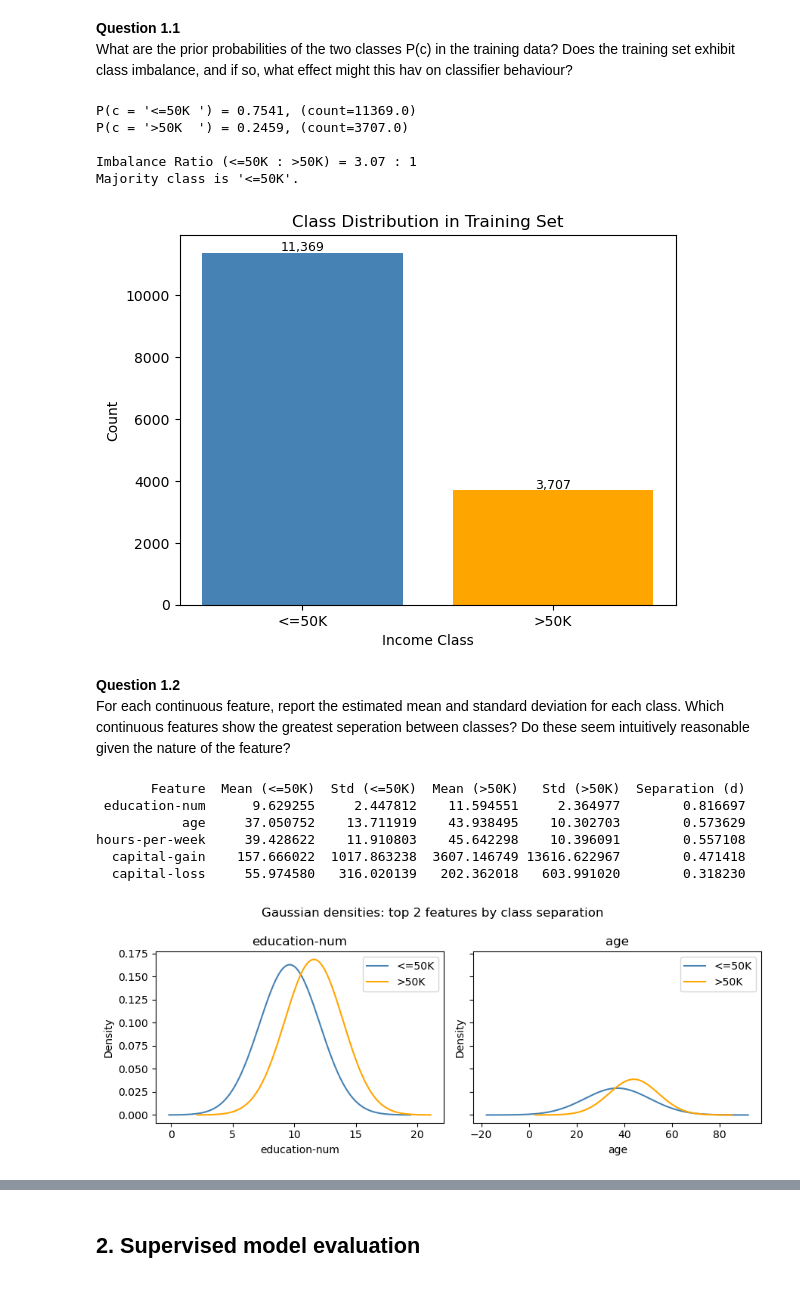
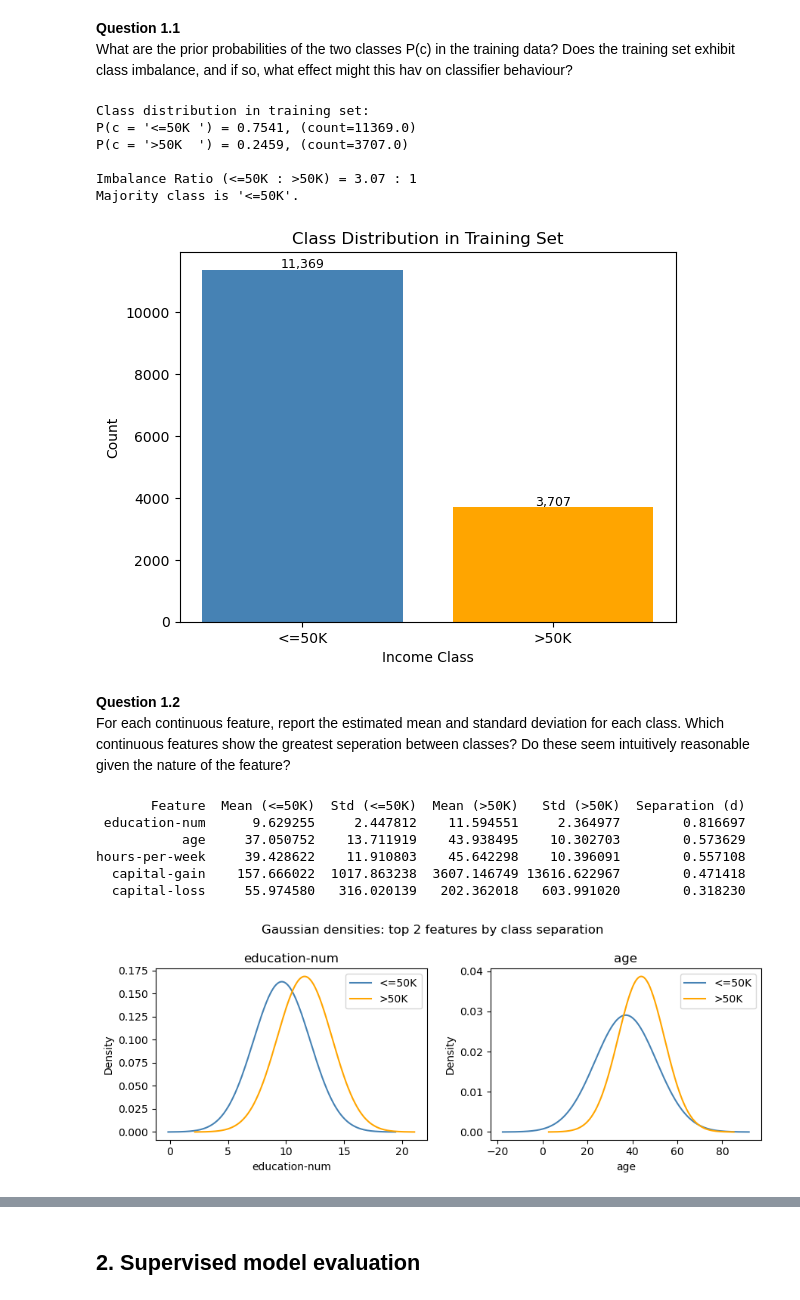
Before and after one commit to mcuartero/income-classification-with-naive-bayes, a Jupyter notebook: COMP30027_2026_asst1_template.ipynb, the cells around one changed output, grey strips where cells are left out. Drawn from its saved outputs; the diff is of its cells as text; code cells hidden in the pictures.

Commit message:
finish section supervised model evaluation

```diff
--- a/COMP30027_2026_asst1_template.ipynb
+++ b/COMP30027_2026_asst1_template.ipynb
@@ -152,15 +152,10 @@ def posterior_ratio(log_post):
 # %% [markdown]
 ## 1. Supervised model training
 # %%
-# Import training dataset
+# Load supervised training data and fit the mixed Naive Bayes model
 train_df = load_data('data/adult_supervised_train.csv', has_labels=True)
 
-# Training Q1 model
-# gnb = GaussianNB: handles continuous features
-# cnb = CategoricalNB: handles categorical features
-# encoder = OrdinalEncoder to convert categorical features to numerical values for CategoricalNB
-# cat_vocab = dictionary {feature: array of unknown values}
-gnb, cnb, encoder, cat_vocab = build_and_train_model(train_df)
+gnb_q1, cnb_q1, encoder_q1, cat_vocab = build_and_train_model(train_df)
 
 
 # print(pd.read_csv("data/adult_supervised_train.csv").isna().sum())
@@ -170,31 +165,32 @@ gnb, cnb, encoder, cat_vocab = build_and_train_model(train_df)
 **Question 1.1** <br>
 What are the prior probabilities of the two classes P(c) in the training data? Does the training set exhibit class imbalance, and if so, what effect might this hav on classifier behaviour?
 # %%
-# Iterates over the classes, their counts, and prior probabilities to print the class distribution.
-for c, count, prior in zip(gnb.classes_, gnb.class_count_, gnb.class_prior_):
+print("Class distribution in training set:")
+for c, count, prior in zip(gnb_1.classes_, gnb_1.class_count_, gnb_1.class_prior_):
     label = '>50K' if c == 1 else '<=50K'
     print(f"P(c = '{label:6}') = {prior:.4f}, (count={count})")
 
 # Calculate the ratio of the majority to the minority to identify imbalance.
-imbalance_ratio = gnb.class_count_[0] / gnb.class_count_[1]
+imbalance_ratio = gnb_1.class_count_[0] / gnb_1.class_count_[1]
 print(f"\nImbalance Ratio (<=50K : >50K) = {imbalance_ratio:.2f} : 1")
 
 # Identify the majority class based on class counts.
-print(f"Majority class is '{'>50K' if gnb.class_count_[1] > gnb.class_count_[0] else '<=50K'}'.")
+print(f"Majority class is '{'>50K' if gnb_1.class_count_[1] > gnb_1.class_count_[0] else '<=50K'}'.")
 
 fig, ax = plt.subplots()
 ax.bar(['<=50K', '>50K'],
-       gnb.class_count_,
+       gnb_1.class_count_,
        color=['steelblue', 'orange']
        )
 ax.set_title('Class Distribution in Training Set')
 ax.set_xlabel('Income Class')
 ax.set_ylabel('Count')
-for i, v in enumerate(gnb.class_count_):
+for i, v in enumerate(gnb_1.class_count_):
     ax.text(i, v + 50, f'{int(v):,}', ha='center', fontsize=9)
 plt.savefig('figures/fig_1.1_class_distribution.png', dpi=300)
 plt.show()
 # %% [output]
+Class distribution in training set:
 P(c = '<=50K ') = 0.7541, (count=11369.0)
 P(c = '>50K  ') = 0.2459, (count=3707.0)
 
@@ -207,47 +203,45 @@ For each continuous feature, report the estimated mean and standard deviation fo
 # %%
 rows = []
 for i, feat in enumerate(CONTINUOUS):
-    mean0, std0 = gnb.theta_[0][i], np.sqrt(gnb.var_[0][i])
-    mean1, std1 = gnb.theta_[1][i], np.sqrt(gnb.var_[1][i])
+    mean0, std0 = gnb_q1.theta_[0][i], np.sqrt(gnb_q1.var_[0][i])
+    mean1, std1 = gnb_q1.theta_[1][i], np.sqrt(gnb_q1.var_[1][i])
     average_std = (std0 + std1) / 2
     seperation = abs(mean1 - mean0) / average_std if average_std > 0 else 0
     rows.append({
         'Feature': feat,
-        'Mean (<=50K)': mean0,
-        'Std (<=50K)': std0,
-        'Mean (>50K)': mean1,
-        'Std (>50K)': std1,
+        'Mean (<=50K)': mean0, 'Std (<=50K)': std0,
+        'Mean (>50K)': mean1, 'Std (>50K)': std1,
         'Separation (d)': seperation
     })
 
 gauss_table = pd.DataFrame(rows).sort_values('Separation (d)', ascending=False)
 print(gauss_table.to_string(index=False))
 
 top2 = gauss_table.head(2)['Feature'].tolist()
-fig, axes = plt.subplots(1, 2, figsize=(9, 3.5), sharey=True)
+fig, axes = plt.subplots(1, 2, figsize=(9, 3.5))
 for ax, feat in zip(axes, top2):
     i = CONTINUOUS.index(feat)
     for c_idx, col, label in zip([0, 1], ['steelblue', 'orange'], ['<=50K', '>50K']):
-        mu = gnb.theta_[c_idx, i]
-        std = np.sqrt(gnb.var_[c_idx, i])
+        mu = gnb_q1.theta_[c_idx, i]
+        std = np.sqrt(gnb_q1.var_[c_idx, i])
         x = np.linspace(mu - 4*std, mu + 4*std, 300)
         ax.plot(x, norm.pdf(x, mu, std), color=col, label=label)
         ax.set_title(feat)
         ax.set_xlabel(feat)
         ax.set_ylabel('Density')
         ax.legend()
 plt.suptitle('Gaussian densities: top 2 features by class separation')
 plt.tight_layout()
-plt.savefig('figures/fig_1.2_gaussian_densities.png', dpi=150)
+plt.savefig('figures/fig_1.2_gaussian_densities.png', dpi=300)
 plt.show()
 # %% [output]
        Feature  Mean (<=50K)  Std (<=50K)  Mean (>50K)   Std (>50K)  Separation (d)
  education-num      9.629255     2.447812    11.594551     2.364977        0.816697
            age     37.050752    13.711919    43.938495    10.302703        0.573629
 hours-per-week     39.428622    11.910803    45.642298    10.396091        0.557108
   capital-gain    157.666022  1017.863238  3607.146749 13616.622967        0.471418
   capital-loss     55.974580   316.020139   202.362018   603.991020        0.318230
-[figure, old version]
+[figure, new version]
 # %% [markdown]
 **Question 1.3**<br>
 
```
Also changed, not shown: parts of 10 cells of this notebook, 5 other files.
